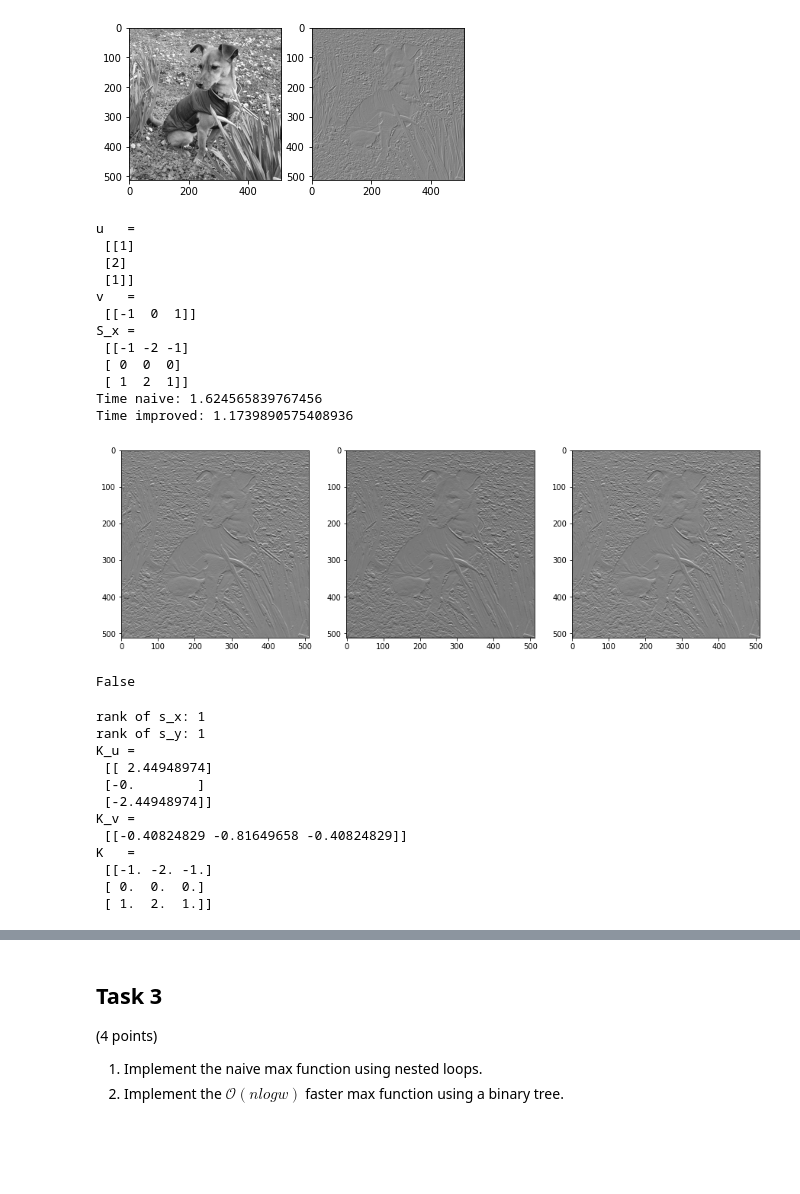
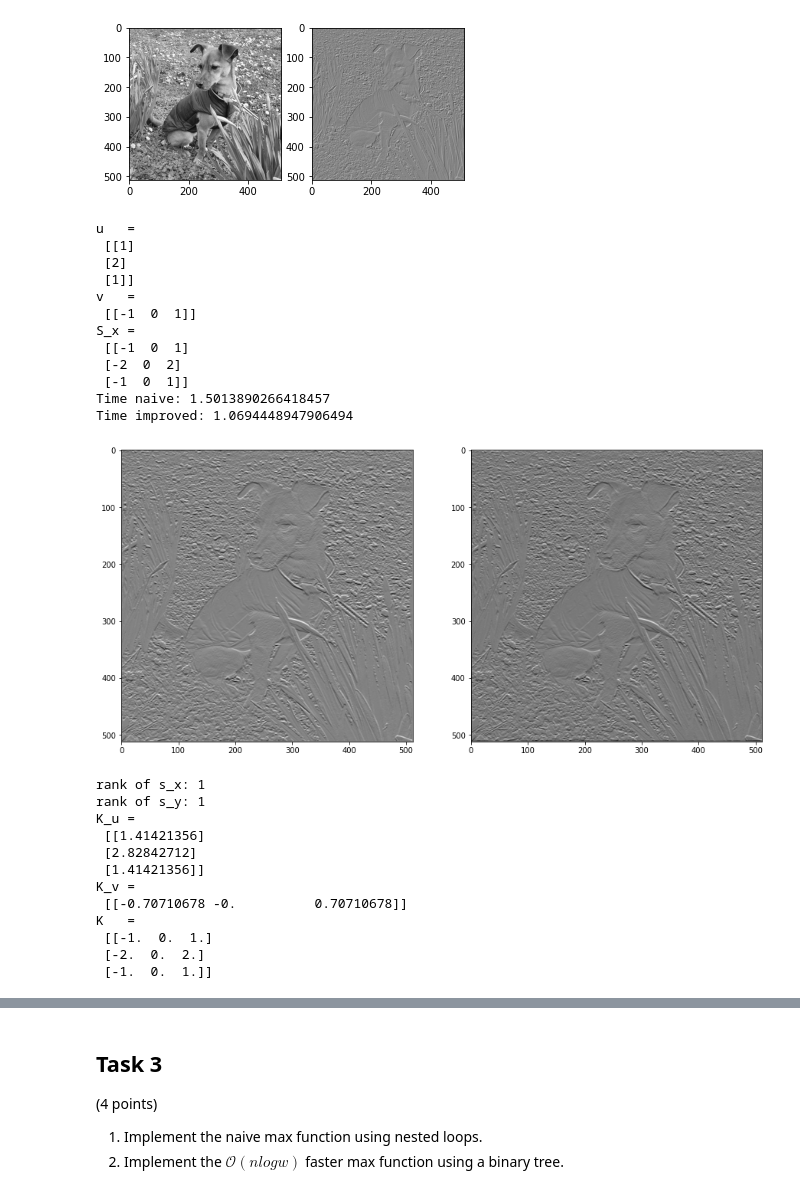
Before and after one commit to kck278/3dcv-homework, a Jupyter notebook: 2.0-tl-image-filter.ipynb, the cells around one changed output, grey strips where cells are left out. Cells and saved outputs as stored; diff of their text form; code cells hidden in the pictures; blank space fills up the shorter version.

```diff
--- a/2.0-tl-image-filter.ipynb
+++ b/2.0-tl-image-filter.ipynb
@@ -131,8 +131,8 @@ $$
 # %%
 # 1
 # TODO Create S_x and S_y
-S_x = np.array([[-1, -2, -1], [0, 0, 0], [1, 2, 1]])
-S_y = np.array([[-1, 0, 1], [-2, 0, 2], [-1, 0, 1]])
+S_x = np.array([[-1, 0, 1], [-2, 0, 2], [-1, 0, 1]])
+S_y = np.array([[-1, -2, -1], [0, 0, 0], [1, 2, 1]])
 
 print('Horizontal Sobel kernel:\n', S_x)
 print('Vertical Sobel kernel:\n', S_y)
@@ -191,7 +191,7 @@ plt.show()
 # 4
 u = np.array([[1], [2], [1]])
 v = np.array([[-1, 0, 1]])
-#S_x = np.dot(u, v)
+S_x = np.dot(u, v)
 print('u   =\n', u)
 print('v   =\n', v)
 print('S_x =\n', S_x)
@@ -228,52 +228,41 @@ def convolve_fast(arr, K_u, K_v):
 
             arr_conv[x, y] = conv_sum
 
     return arr_conv
 
 # TODO: Run both methods and compare their runtime
 start_naive = time.time()
-edges_naive = convolve(image, S_x)
+edges_naive = convolve(image, S_y)
 end_naive = time.time()
 
 start_improved = time.time()
 edges_improved = convolve_fast(image, u, v)
 end_improved = time.time()
 
 print("Time naive: " + str(end_naive - start_naive))
 print("Time improved: " + str(end_improved - start_improved))
 
-from scipy import ndimage, misc
-result = ndimage.sobel(image, axis=0)
-
 # Show results
-f, axis = plt.subplots(1, 3)
+f, axis = plt.subplots(1, 2)
 f.set_figheight(15)
 f.set_figwidth(15)
 axis[0].imshow(edges_naive, cmap='gray')
 axis[1].imshow(edges_improved, cmap='gray')
-axis[2].imshow(result, cmap='gray')
 plt.show()
-
-result[0] = 0
-result[-1] = 0
-result[:,0] = 0
-result[:,-1] = 0
-print(np.allclose(edges_improved, result))
 # %% [output]
 u   =
  [[1]
  [2]
  [1]]
 v   =
  [[-1  0  1]]
 S_x =
- [[-1 -2 -1]
- [ 0  0  0]
- [ 1  2  1]]
-Time naive: 1.624565839767456
-Time improved: 1.1739890575408936
+ [[-1  0  1]
+ [-2  0  2]
+ [-1  0  1]]
+Time naive: 1.5013890266418457
+Time improved: 1.0694448947906494
-[figure, old version]
+[figure, new version]
-False
 # %%
 # 5
 from scipy.linalg import svd
@@ -302,15 +291,15 @@ print('K   =\n', np.dot(K_u, K_v))
 rank of s_x: 1
 rank of s_y: 1
 K_u =
- [[ 2.44948974]
- [-0.        ]
- [-2.44948974]]
+ [[1.41421356]
+ [2.82842712]
+ [1.41421356]]
 K_v =
- [[-0.40824829 -0.81649658 -0.40824829]]
+ [[-0.70710678 -0.          0.70710678]]
 K   =
- [[-1. -2. -1.]
- [ 0.  0.  0.]
- [ 1.  2.  1.]]
+ [[-1.  0.  1.]
+ [-2.  0.  2.]
+ [-1.  0.  1.]]
 # %%
 # 6 Bonus
 from scipy import signal
```
Also changed, not shown: parts of 7 cells of this notebook.
